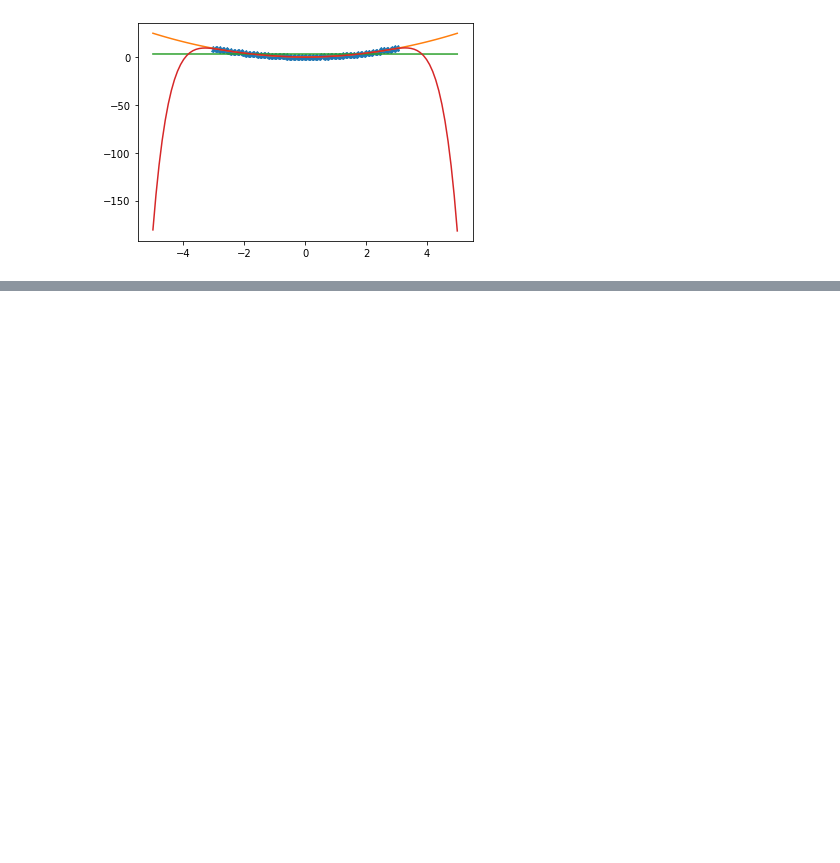
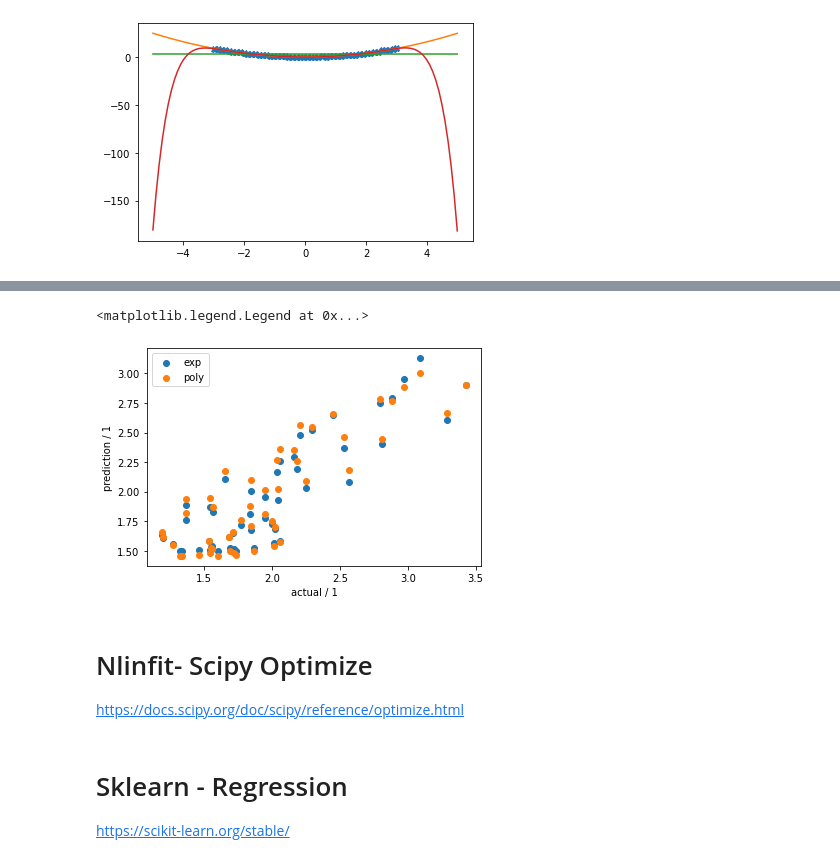
Before and after one commit to jcartus/PythonCourse, a Jupyter notebook: 07_MachineLearning.ipynb, the cells around one changed output, grey strips where cells are left out. Cells and saved outputs as stored; diff of their text form; code cells hidden in the pictures; blank space fills up the shorter version.

Commit message:
added some more notes for sklearn

```diff
--- a/07_MachineLearning.ipynb
+++ b/07_MachineLearning.ipynb
@@ -48,0 +76,17 @@ plt.plot(t, np.polyval(np.polyfit(x, y, deg=8), t), label="deg1 poly fit")
+# %%
+plt.scatter(y, y_prediction_exp, label="exp")
+plt.scatter(y, y_prediction_poly, label="poly")
+plt.ylabel("prediction / 1")
+plt.xlabel("actual / 1")
+
+plt.legend()
+# %% [output]
+<matplotlib.legend.Legend at 0x...>
+[figure, added]
+# %% [markdown]
+# Nlinfit- Scipy Optimize
+https://docs.scipy.org/doc/scipy/reference/optimize.html
+# %% [markdown]
+# Sklearn - Regression
+
+https://scikit-learn.org/stable/
```
Also changed, not shown: parts of 5 cells of this notebook.
